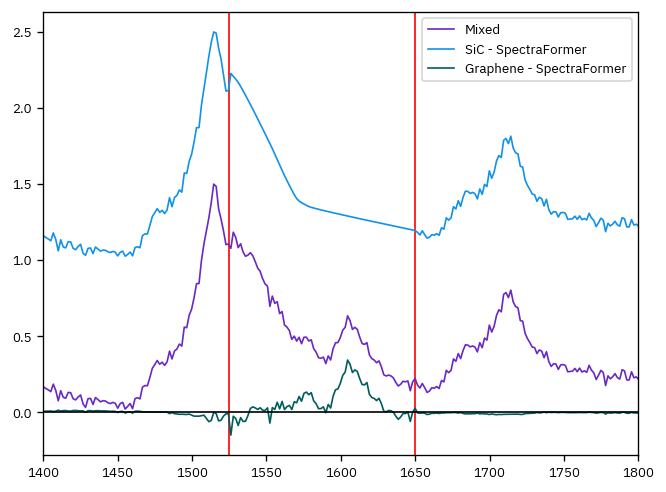
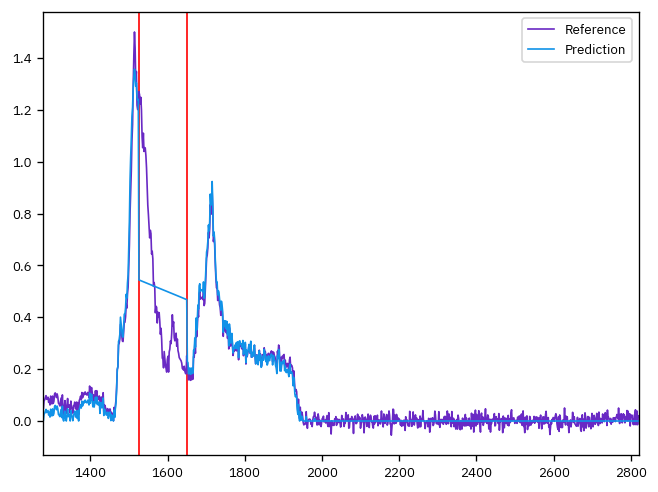
The change to this notebook cell's code, shown as a diff; its figure went from the first image to the second:
--- before
+++ after
@@ -1,5 +1,5 @@
 with torch.no_grad():
     model.eval()
-    batch = test_ds[1]
+    batch = val_ds[0]
     x = torch.stack([_normalize_shift(batch['raman_shift']), batch['masked_counts']], dim=-1)
     x = x.to(device)
@@ -8,8 +8,5 @@
     plt.axvline(configs.min_shift, color='r')
     plt.axvline(configs.max_shift, color='r')
-    plt.plot(batch['raman_shift'], batch['counts'], label='Mixed')
-    plt.plot(batch['raman_shift'], pred +1, label='SiC - SpectraFormer')
-    plt.plot(batch['raman_shift'], batch['counts'] - pred, label='Graphene - SpectraFormer')
-    plt.xlim(1400, 1800)
-    plt.axhline(0, color='k')
+    plt.plot(batch['raman_shift'], batch['counts'], label='Reference')
+    plt.plot(batch['raman_shift'], pred, label='Prediction')
     plt.legend()

Commit: Updated input baseline